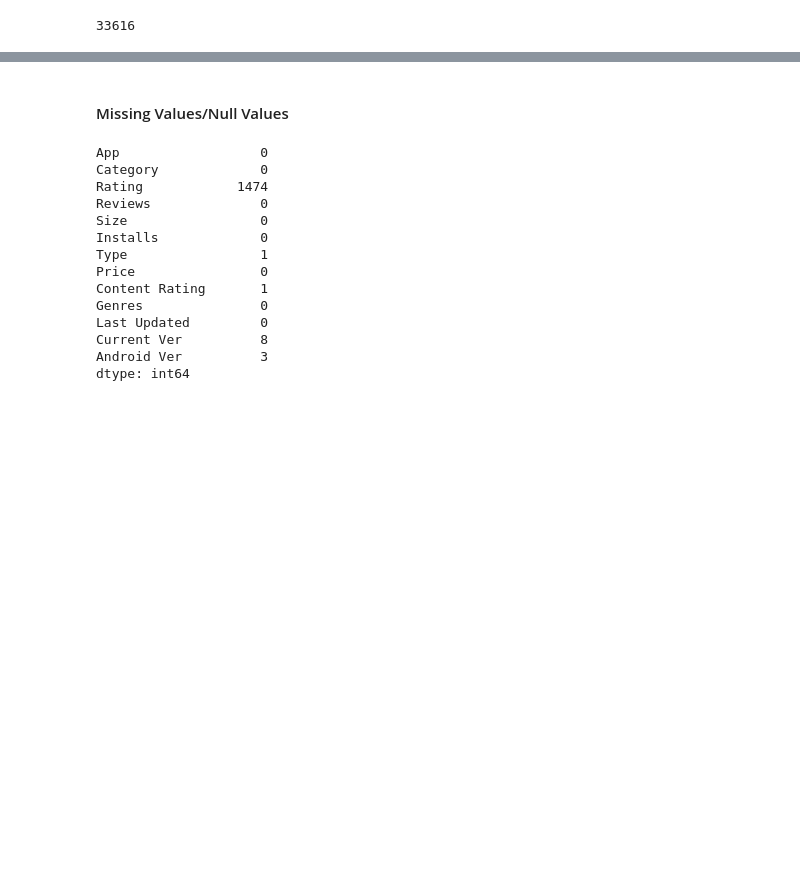
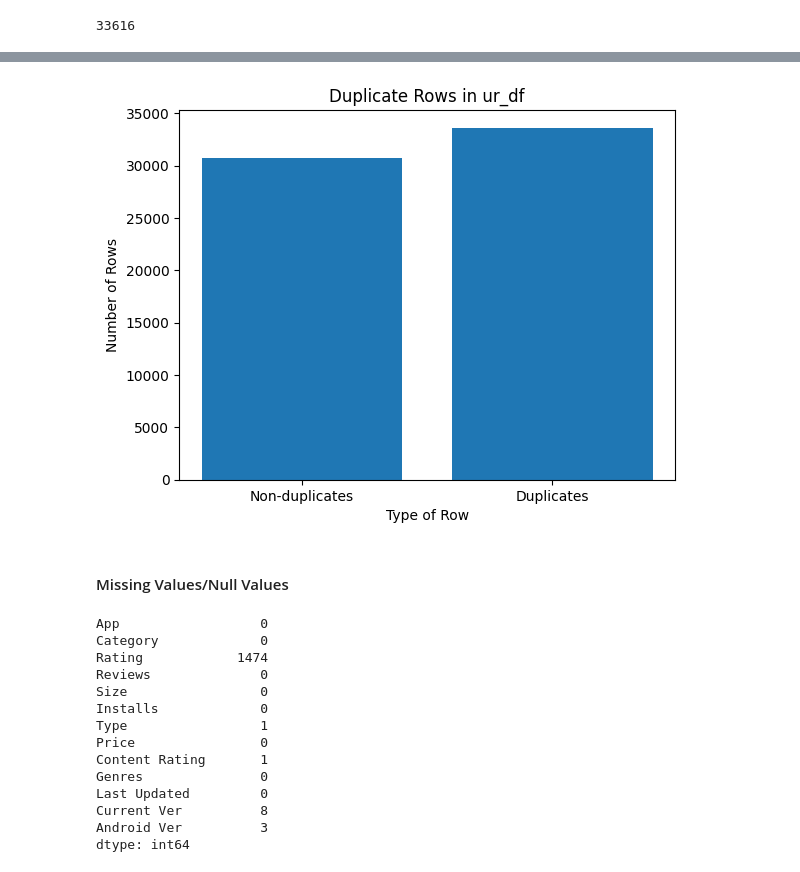
Before and after one commit to ShariqZahid/Szahid, a Jupyter notebook: My_EDA_Project.ipynb, the cells around one changed output, grey strips where cells are left out. Drawn from its saved outputs; the diff is of its cells as text; code cells hidden in the pictures; blank space fills up the shorter version.

```diff
--- a/My_EDA_Project.ipynb
+++ b/My_EDA_Project.ipynb
@@ -172,4 +188,5 @@ len(ps_df[ps_df.duplicated()])
 # %%
-len(ur_df[ur_df.duplicated()])
+dup_count = len(ur_df[ur_df.duplicated()])
+dup_count
 # %% [output]
 33616
@@ -176,3 +198,11 @@ len(ur_df[ur_df.duplicated()])
+# %%
+plt.bar(['Non-duplicates', 'Duplicates'], [non_dup_count, dup_count])
+plt.xlabel('Type of Row')
+plt.ylabel('Number of Rows')
+plt.title('Duplicate Rows in ur_df')
+plt.show()
+# %% [output]
+[figure, added]
 # %% [markdown]
 #### Missing Values/Null Values
 # %%
```
Also changed, not shown: parts of 33 cells of this notebook.
